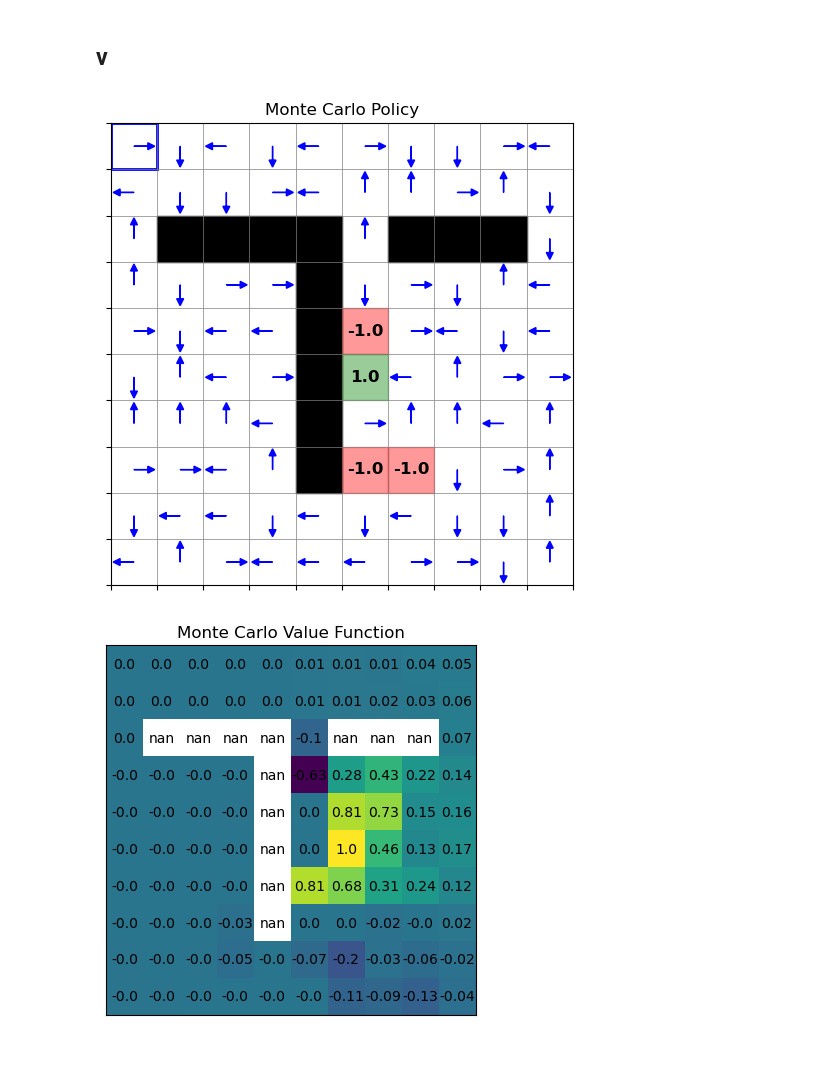
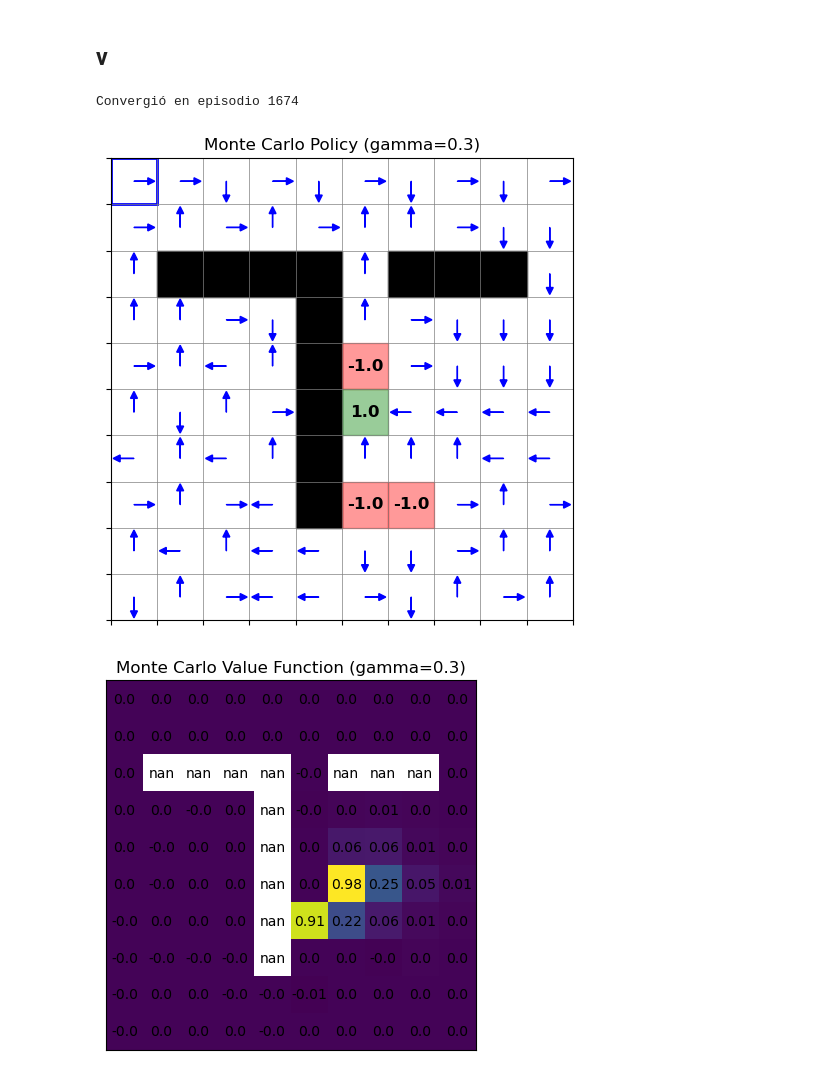
Before and after one commit to ju4ndiegos/Reinforcement-learning, a Jupyter notebook: week5/monte_carlo.ipynb, the cells around one changed output. Saved outputs shown, nothing was run; the diff lists cells and outputs as text; code cells hidden in the pictures.

```diff
--- a/week5/monte_carlo.ipynb
+++ b/week5/monte_carlo.ipynb
@@ -385,11 +416,6 @@ def plot_policy(env, policy, title="Policy", save_path=None):
         plt.savefig(save_path, bbox_inches='tight')
 
     plt.show()
-# %%
-policy = MCM_agent.get_policy()
-plot_policy(gridworld, policy, title="Monte Carlo Policy")
-# %% [output]
-[figure, removed]
 # %%
 def plot_value_function(values, title="Value Function", save_path=None):
     import matplotlib.pyplot as plt
@@ -425,18 +451,29 @@ def values_to_matrix(env, V):
                 values[i][j] = V.get((i, j), 0)
 
     return values
-# %%
-V = MCM_agent.get_state_values()
-values_matrix = values_to_matrix(gridworld, V)
-plot_value_function(values_matrix, title="Monte Carlo Value Function")
-# %% [output]
-[figure, removed]
 # %%
-for gamma in [0.3, 0.6, 0.9, 0.99]:
-    agent = MCM(gridworld, gamma=gamma)
-    agent.train()
-    policy = agent.get_policy()
-    plot_policy(gridworld, policy, title=f"Monte Carlo Policy (gamma={gamma})")
-    V= agent.get_state_values()
-    values_matrix = values_to_matrix(gridworld, V)
-    plot_value_function(values_matrix, title=f"Monte Carlo Value Function (gamma={gamma})")
+gridworld = EnvironmentNuevo(
+[
+['S',' ',' ',' ',' ',' ',' ',' ',' ',' '],
+[' ',' ',' ',' ',' ',' ',' ',' ',' ',' '],
+[' ','#','#','#','#',' ','#','#','#',' '],
+[' ',' ',' ',' ','#',' ',' ',' ',' ',' '],
+[' ',' ',' ',' ','#','-1',' ',' ',' ',' '],
+[' ',' ',' ',' ','#','+1',' ',' ',' ',' '],
+[' ',' ',' ',' ','#',' ',' ',' ',' ',' '],
+[' ',' ',' ',' ','#','-1','-1',' ',' ',' '],
+[' ',' ',' ',' ',' ',' ',' ',' ',' ',' '],
+[' ',' ',' ',' ',' ',' ',' ',' ',' ',' ']
+]
+)
+agent = MCM(gridworld, gamma=0.3)
+agent.train()
+policy = agent.get_policy()
+plot_policy(gridworld, policy, title=f"Monte Carlo Policy (gamma={agent.gamma})", save_path="mc_policy_gamma_03.png")
+V= agent.get_state_values()
+values_matrix = values_to_matrix(gridworld, V)
+plot_value_function(values_matrix, title=f"Monte Carlo Value Function (gamma={agent.gamma})", save_path="mc_value_gamma_03.png")
+# %% [output]
+Convergió en episodio 1674
+[figure, added]
+[figure, added]
```
Also changed, not shown: parts of 6 cells of this notebook, 11 other files.
